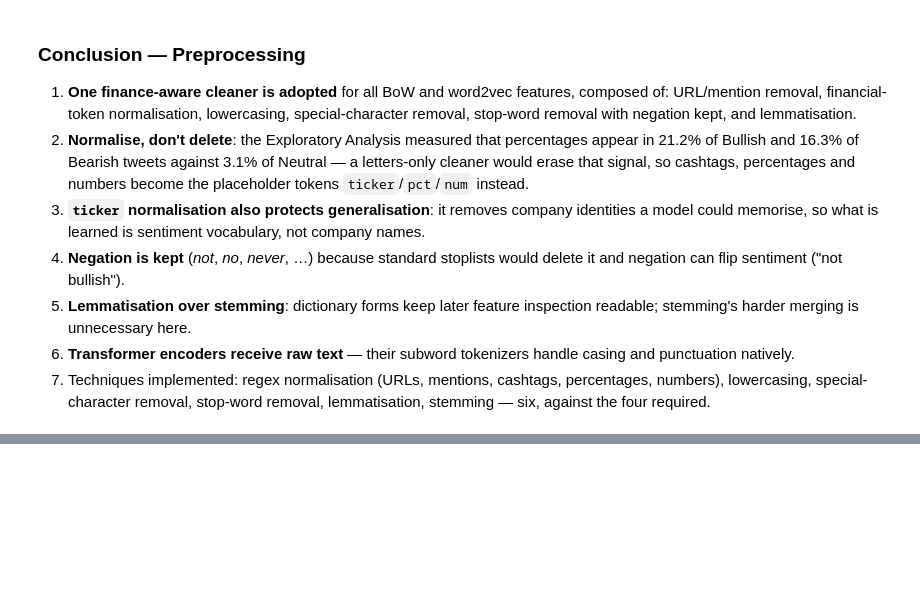
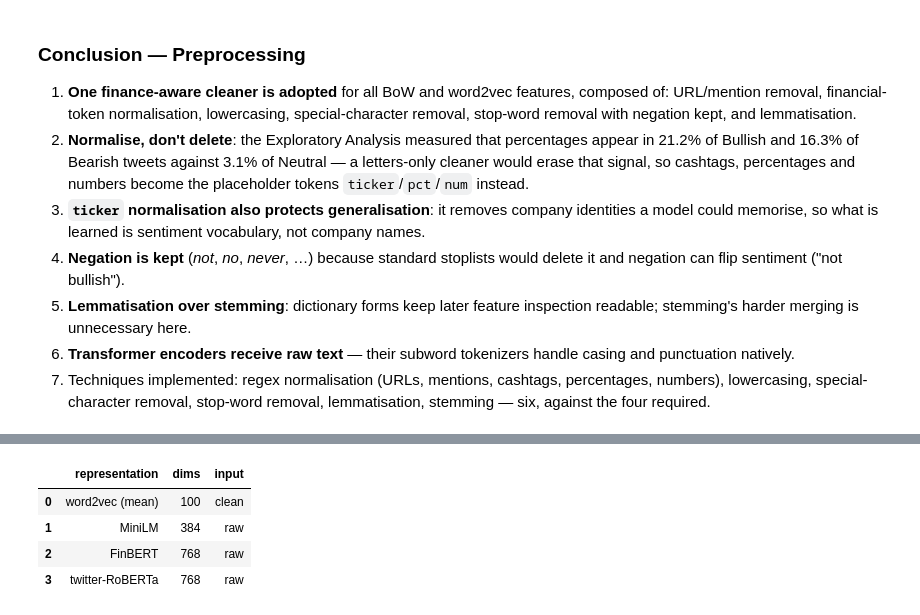
Before and after one commit to simon-sazonov/Text_Mining, a Jupyter notebook: group_12/tm_tests_12_v2.ipynb, the cells around one changed output, grey strips where cells are left out. Saved outputs shown, nothing was run; the diff lists cells and outputs as text; code cells hidden in the pictures; blank space fills up the shorter version.

```diff
--- a/group_12/tm_tests_12_v2.ipynb
+++ b/group_12/tm_tests_12_v2.ipynb
@@ -688,0 +763,10 @@ pd.DataFrame({"before": X_train_raw.loc[demo_ix],
+# %%
+from gensim.models import Word2Vec
+
+train_tokens = [t.split() for t in X_train_clean]
+w2v = load_or_build("w2v.joblib", lambda: Word2Vec(
+    sentences=train_tokens, vector_size=100, window=5, min_count=2,
+    sg=1, epochs=10, seed=RANDOM_STATE, workers=1))   # workers=1 keeps training deterministic
+
+for word in ["bullish", "beat", "ticker"]:
+    print(f"{word:<8} ->", [w for w, _ in w2v.wv.most_similar(word, topn=6)])
@@ -688,0 +831,22 @@ pd.DataFrame({"before": X_train_raw.loc[demo_ix],
+# %%
+from transformers import AutoTokenizer, AutoModel
+
+def hf_embed(model_name, texts, batch_size=128, max_length=64):
+    tok = AutoTokenizer.from_pretrained(model_name)
+    model = AutoModel.from_pretrained(model_name).to(DEVICE).eval()
+    out = []
+    with torch.no_grad():
+        for i in tqdm(range(0, len(texts), batch_size), leave=False, desc=model_name.split("/")[-1]):
+            enc = tok(texts[i:i+batch_size], padding=True, truncation=True,
+                      max_length=max_length, return_tensors="pt").to(DEVICE)
+            h = model(**enc).last_hidden_state                      # (B, T, H)
+            mask = enc["attention_mask"].unsqueeze(-1)              # mean over real tokens only
+            out.append(((h * mask).sum(1) / mask.sum(1)).cpu().numpy())
+    return np.vstack(out).astype(np.float32)
+
+EXTRA_ENCODERS = {"finbert": "ProsusAI/finbert", "twitter-roberta": "cardiffnlp/twitter-roberta-base-sentiment-latest"}
+X_extra = {}
+for short, name in EXTRA_ENCODERS.items():
+    X_extra[short] = {split: load_or_build(f"{short}_{split}.npy", lambda s=texts, n=name: hf_embed(n, list(s)))
+                      for split, texts in [("train", X_train_raw), ("val", X_val_raw), ("test", X_test_raw)]}
+    print(short, {k: v.shape for k, v in X_extra[short].items()})
@@ -688,0 +907,16 @@ pd.DataFrame({"before": X_train_raw.loc[demo_ix],
+# %%
+# Registry used by the Classification section: dense features per split + BoW vectorizer factories
+DENSE_FEATURES = {
+    "word2vec (mean)":  X_w2v,
+    "MiniLM":           X_minilm,
+    "FinBERT":          X_extra["finbert"],
+    "twitter-RoBERTa":  X_extra["twitter-roberta"],
+}
+pd.DataFrame([{"representation": k, "dims": v["train"].shape[1], "input": "clean" if k.startswith("word2vec") else "raw"}
+              for k, v in DENSE_FEATURES.items()])
+# %% [output]
+|  | representation | dims | input |
+| 0 | word2vec (mean) | 100 | clean |
+| 1 | MiniLM | 384 | raw |
+| 2 | FinBERT | 768 | raw |
+| 3 | twitter-RoBERTa | 768 | raw |
```
Also changed, not shown: parts of 26 cells of this notebook, 5 other files.
